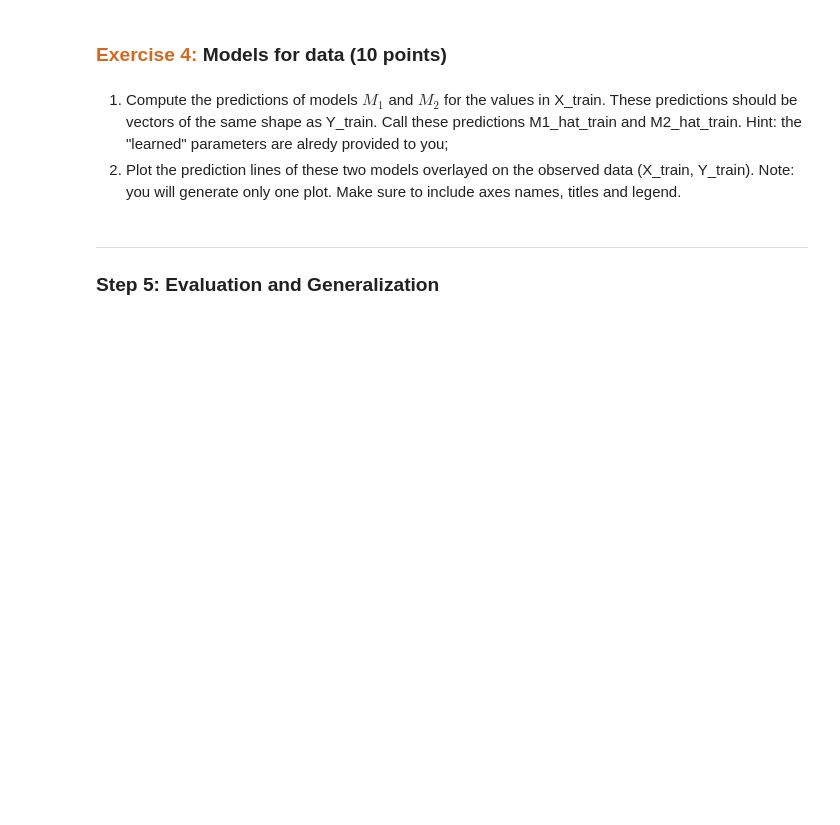
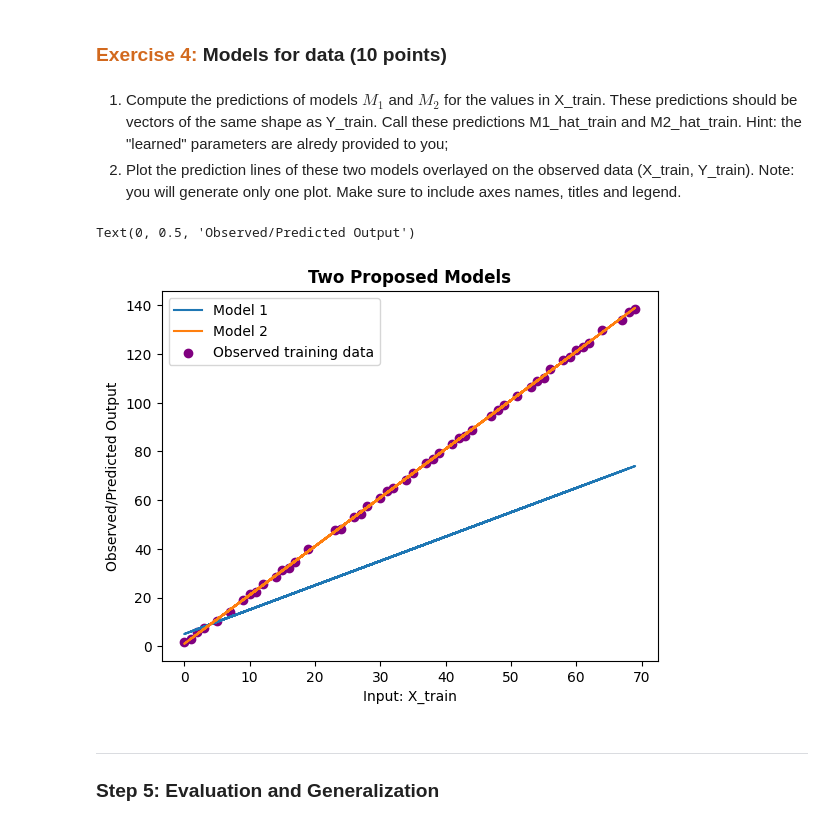
Before and after one commit to dabingougou/207, a Jupyter notebook: module_2/w207_assignment_1_week2.ipynb, the cells around one changed output. Cells and saved outputs as stored; diff of their text form; code cells hidden in the pictures; blank space fills up the shorter version.

```diff
--- a/module_2/w207_assignment_1_week2.ipynb
+++ b/module_2/w207_assignment_1_week2.ipynb
@@ -107,3 +183,30 @@ Let's consider two possible models for this data:
+# %%
+# YOUR CODE HERE
+
+#
+M1_hat_train = 5 + 1 * X_train
+
+#
+M2_hat_train = 1 + 2 * X_train
+
+fig, ax = plt.subplots()
+ax.plot(X_train, M1_hat_train,
+        label="Model 1")
+ax.plot(X_train, M2_hat_train,
+        label="Model 2")
+ax.scatter(X_train, Y_train,
+           color='purple',
+           label='Observed training data')
+
+ax.legend(loc="upper left")
+
+ax.set_title("Two Proposed Models",
+             fontweight="bold")
+ax.set_xlabel("Input: X_train")
+ax.set_ylabel("Observed/Predicted Output")
+# %% [output]
+Text(0, 0.5, 'Observed/Predicted Output')
+[figure, added]
 # %% [markdown]
 ---
 ### Step 5: Evaluation and Generalization
```
Also changed, not shown: parts of 7 cells of this notebook.
